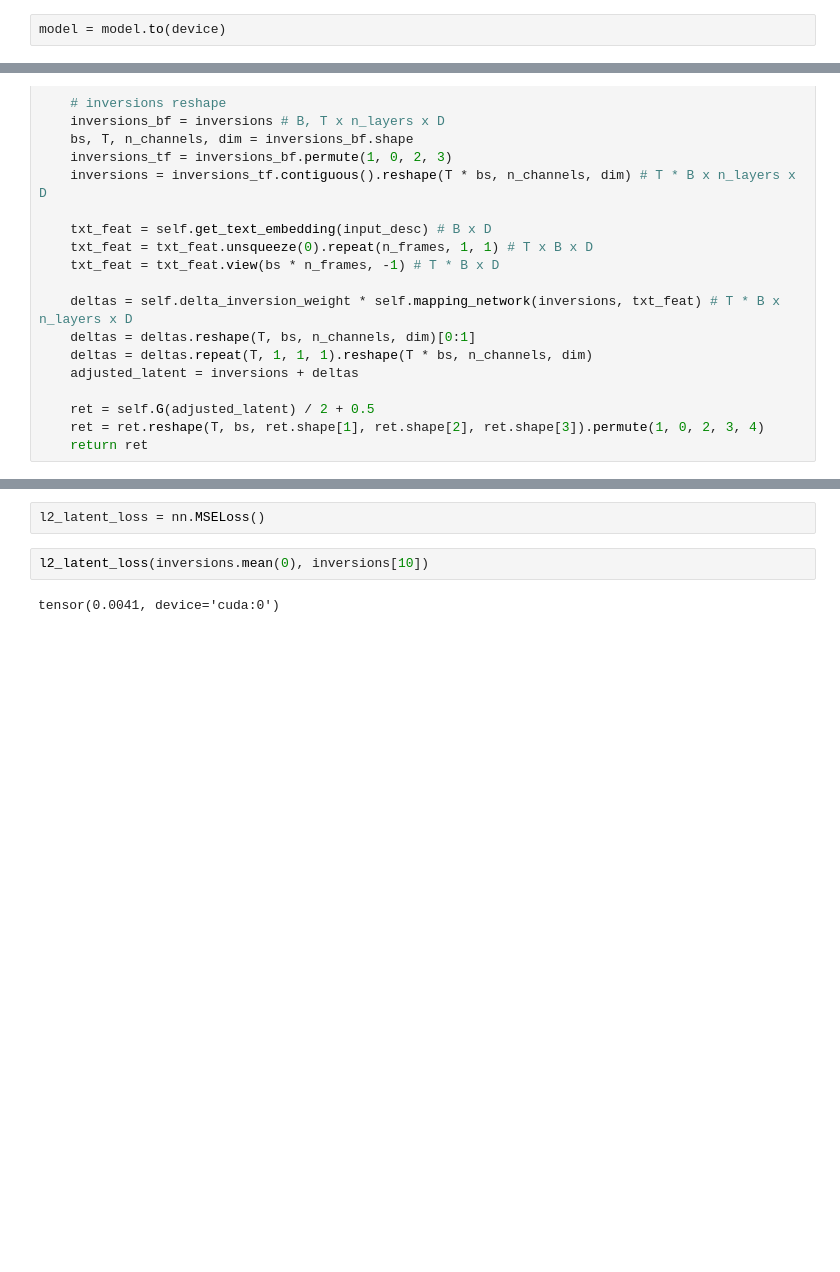
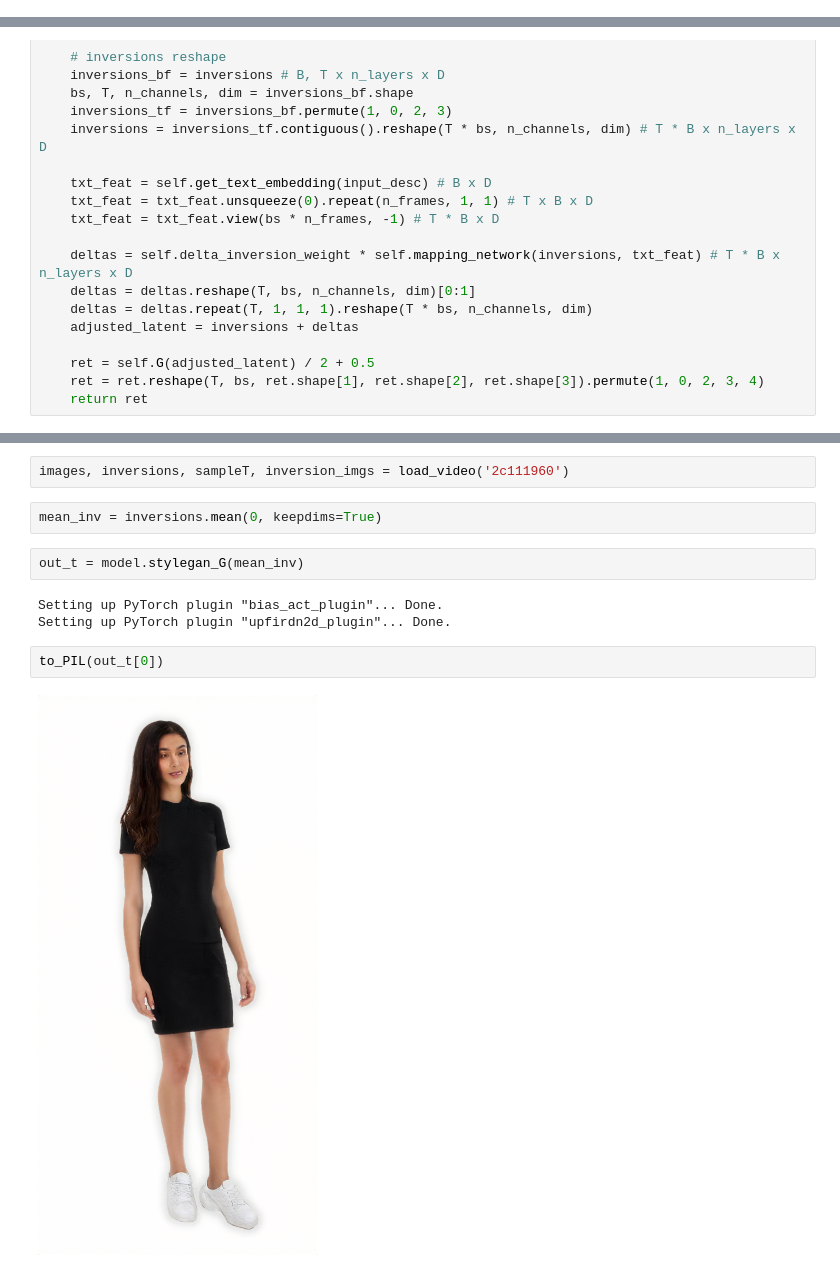
Before and after one commit to leventkaracan/dicomogan, a Jupyter notebook: Generate Manipulation from a pretrained model. .ipynb, the cells around one changed output, grey strips where cells are left out. Drawn from its saved outputs; the diff is of its cells as text; blank space fills up the shorter version.

```diff
--- a/Generate Manipulation from a pretrained model. .ipynb
+++ b/Generate Manipulation from a pretrained model. .ipynb
@@ -28,5 +29,3 @@ Restored from /kuacc/users/mali18/dicomogan/logs/_separate-cond-larger-n-frames-
-# %%
-model = model.to(device)
 # %%
 def save_gif(video, save_path):
     # Assuming that the current shape is T x C x H x W
@@ -507,6 +686,13 @@ torch.Size([20, 18, 512])
-# %%
-l2_latent_loss = nn.MSELoss()
-# %%
-l2_latent_loss(inversions.mean(0), inversions[10])
-# %% [output]
-tensor(0.0041, device='cuda:0')
+# %%
+images, inversions, sampleT, inversion_imgs = load_video('2c111960')
+# %%
+mean_inv = inversions.mean(0, keepdims=True)
+# %%
+out_t = model.stylegan_G(mean_inv)
+# %% [output]
+Setting up PyTorch plugin "bias_act_plugin"... Done.
+Setting up PyTorch plugin "upfirdn2d_plugin"... Done.
+# %%
+to_PIL(out_t[0])
+# %% [output]
+[figure, added]
```
Also changed, not shown: parts of 29 cells of this notebook, 5 other files.
